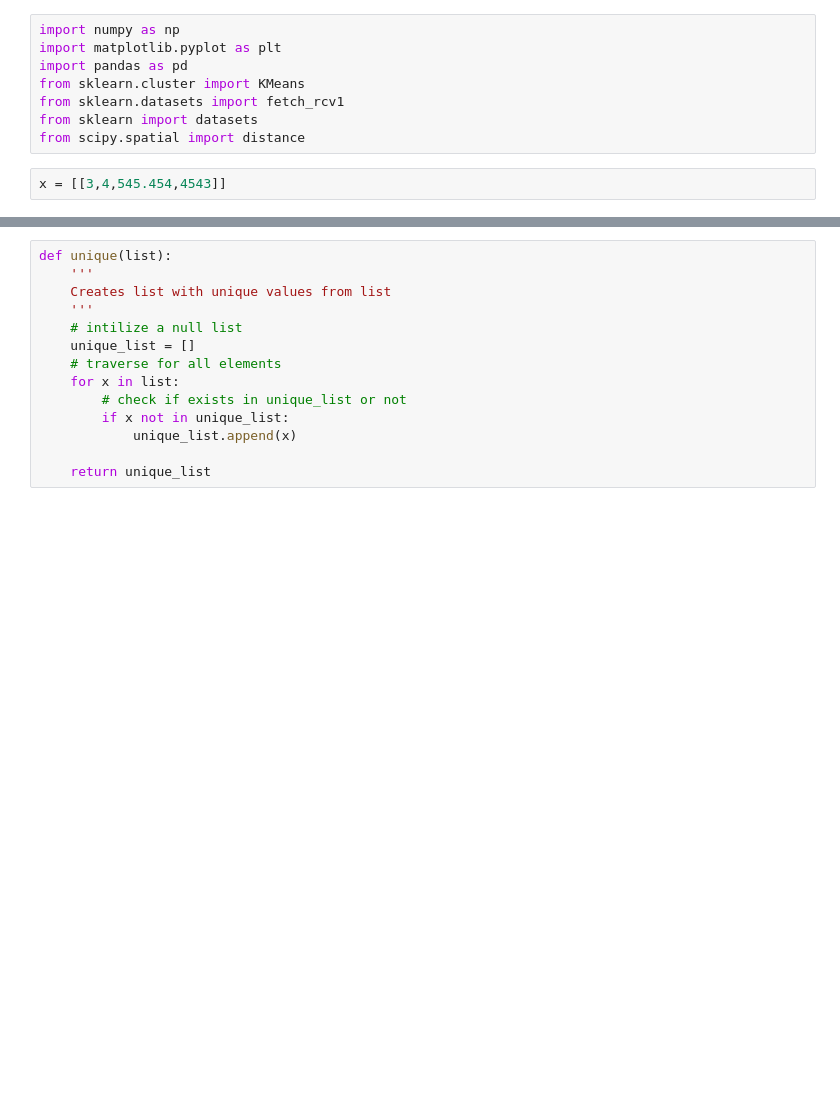
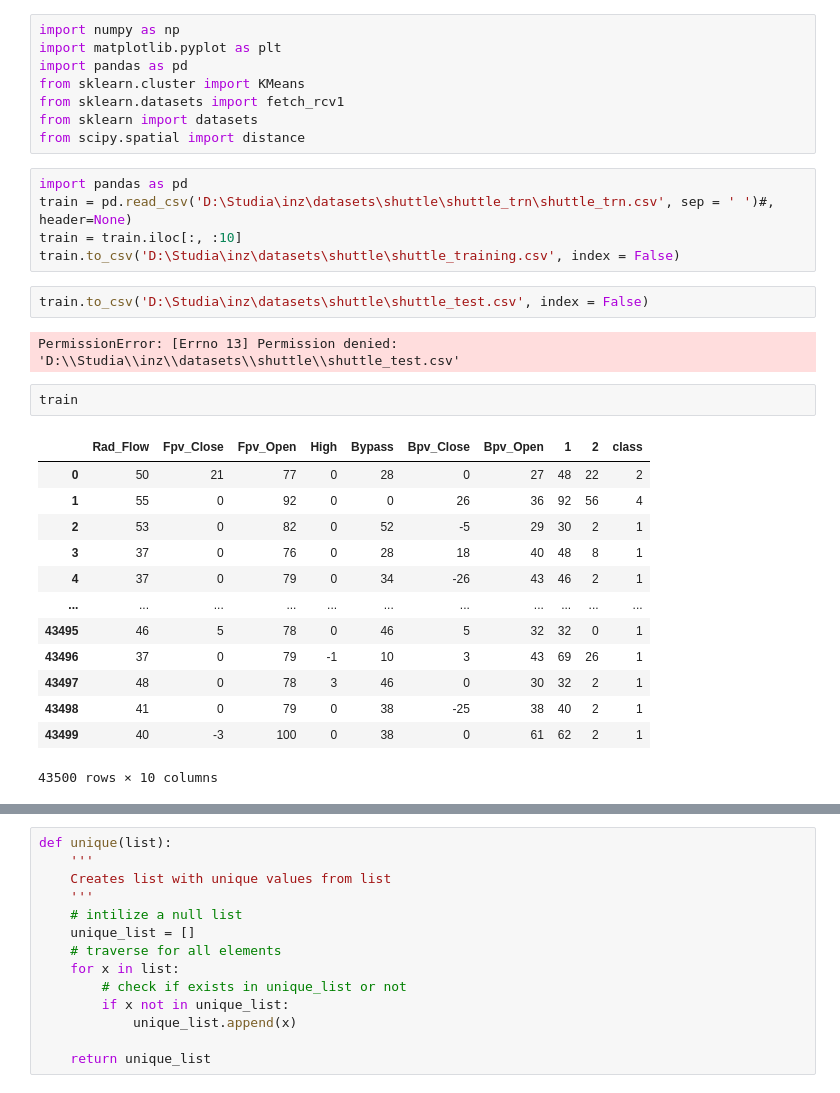
Before and after one commit to paultro708/DataReduction, a Jupyter notebook: fixed_clustering.ipynb, the cells around one changed output, grey strips where cells are left out. Cells and saved outputs as stored; diff of their text form; blank space fills up the shorter version.

```diff
--- a/fixed_clustering.ipynb
+++ b/fixed_clustering.ipynb
@@ -6,5 +6,28 @@ from sklearn.cluster import KMeans
 from sklearn.datasets import fetch_rcv1
 from sklearn import datasets
 from scipy.spatial import distance
-# %%
-x = [[3,4,545.454,4543]]
+# %%
+import pandas as pd
+train = pd.read_csv('D:\Studia\inz\datasets\shuttle\shuttle_trn\shuttle_trn.csv', sep = ' ')#, header=None)
+train = train.iloc[:, :10]
+train.to_csv('D:\Studia\inz\datasets\shuttle\shuttle_training.csv', index = False)
+# %%
+train.to_csv('D:\Studia\inz\datasets\shuttle\shuttle_test.csv', index = False)
+# %% [output]
+PermissionError: [Errno 13] Permission denied: 'D:\\Studia\\inz\\datasets\\shuttle\\shuttle_test.csv'
+# %%
+train
+# %% [output]
+|  | Rad_Flow | Fpv_Close | Fpv_Open | High | Bypass | Bpv_Close | Bpv_Open | 1 | 2 | class |
+| 0 | 50 | 21 | 77 | 0 | 28 | 0 | 27 | 48 | 22 | 2 |
+| 1 | 55 | 0 | 92 | 0 | 0 | 26 | 36 | 92 | 56 | 4 |
+| 2 | 53 | 0 | 82 | 0 | 52 | -5 | 29 | 30 | 2 | 1 |
+| 3 | 37 | 0 | 76 | 0 | 28 | 18 | 40 | 48 | 8 | 1 |
+| 4 | 37 | 0 | 79 | 0 | 34 | -26 | 43 | 46 | 2 | 1 |
+| ... | ... | ... | ... | ... | ... | ... | ... | ... | ... | ... |
+| 43495 | 46 | 5 | 78 | 0 | 46 | 5 | 32 | 32 | 0 | 1 |
+| 43496 | 37 | 0 | 79 | -1 | 10 | 3 | 43 | 69 | 26 | 1 |
+| 43497 | 48 | 0 | 78 | 3 | 46 | 0 | 30 | 32 | 2 | 1 |
+| 43498 | 41 | 0 | 79 | 0 | 38 | -25 | 38 | 40 | 2 | 1 |
+| 43499 | 40 | -3 | 100 | 0 | 38 | 0 | 61 | 62 | 2 | 1 |
+43500 rows × 10 columns
```
Also changed, not shown: parts of 78 cells of this notebook, 16 other files.
